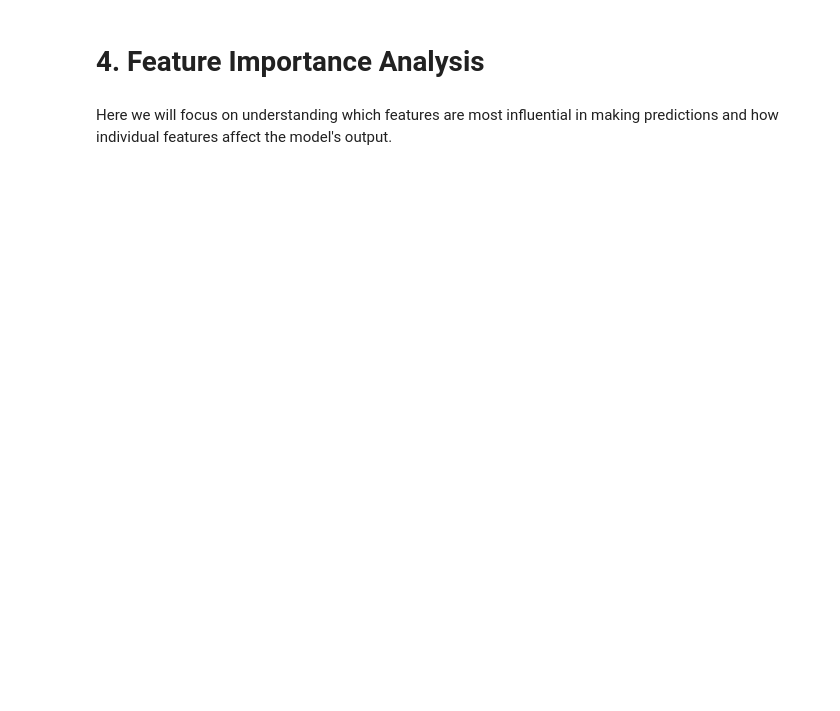
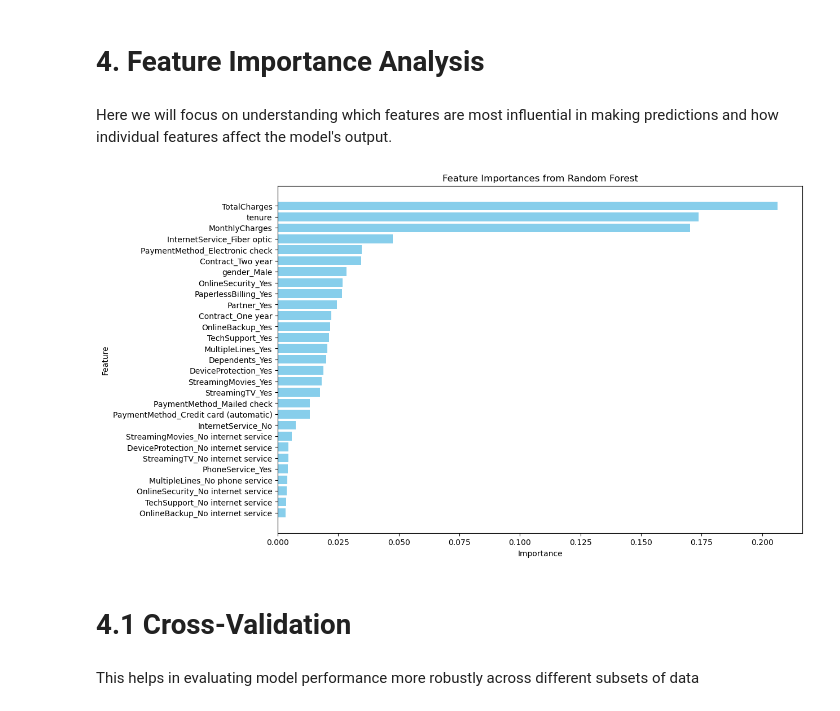
Before and after one commit to Deborah-Okeyo/telco-customer-churn-analysis, a Jupyter notebook: index.ipynb, the cells around one changed output. Saved outputs shown, nothing was run; the diff lists cells and outputs as text; code cells hidden in the pictures; blank space fills up the shorter version.

```diff
--- a/index.ipynb
+++ b/index.ipynb
@@ -213,0 +194,4 @@ LogisticRegression(class_weight='balanced')
+# %%
+# Initialize and train Random Forest model
+rf_model = RandomForestClassifier(n_estimators=100, random_state=42)
+rf_model.fit(X_train, y_train)
@@ -275,3 +266,31 @@ From the ROC curve above, The model has high sensitivity and low FPR, meaning it
 # 4. Feature Importance Analysis
 # %% [markdown]
 Here we will focus on understanding which features are most influential in making predictions and how individual features affect the model's output.
+# %%
+# Feature Importance Analysis
+# Extract feature names
+onehotencoder = preprocessor.named_transformers_['cat']
+ohe_feature_names = onehotencoder.get_feature_names_out()
+numerical_feature_names = numerical_features
+all_feature_names = np.concatenate([ohe_feature_names, numerical_feature_names])
+
+# Create DataFrame with feature importances
+importance_df = pd.DataFrame({
+    'Feature': all_feature_names,
+    'Importance': rf_model.feature_importances_
+}).sort_values(by='Importance', ascending=False)
+
+# Plot feature importances
+plt.figure(figsize=(12, 8))
+plt.barh(importance_df['Feature'], importance_df['Importance'], color='skyblue')
+plt.xlabel('Importance')
+plt.ylabel('Feature')
+plt.title('Feature Importances from Random Forest')
+plt.gca().invert_yaxis()
+plt.show()
+# %% [output]
+[figure, added]
+# %% [markdown]
+# 4.1 Cross-Validation
+# %% [markdown]
+ This helps in evaluating model performance more robustly across different subsets of data
```
Also changed, not shown: parts of 10 cells of this notebook.
